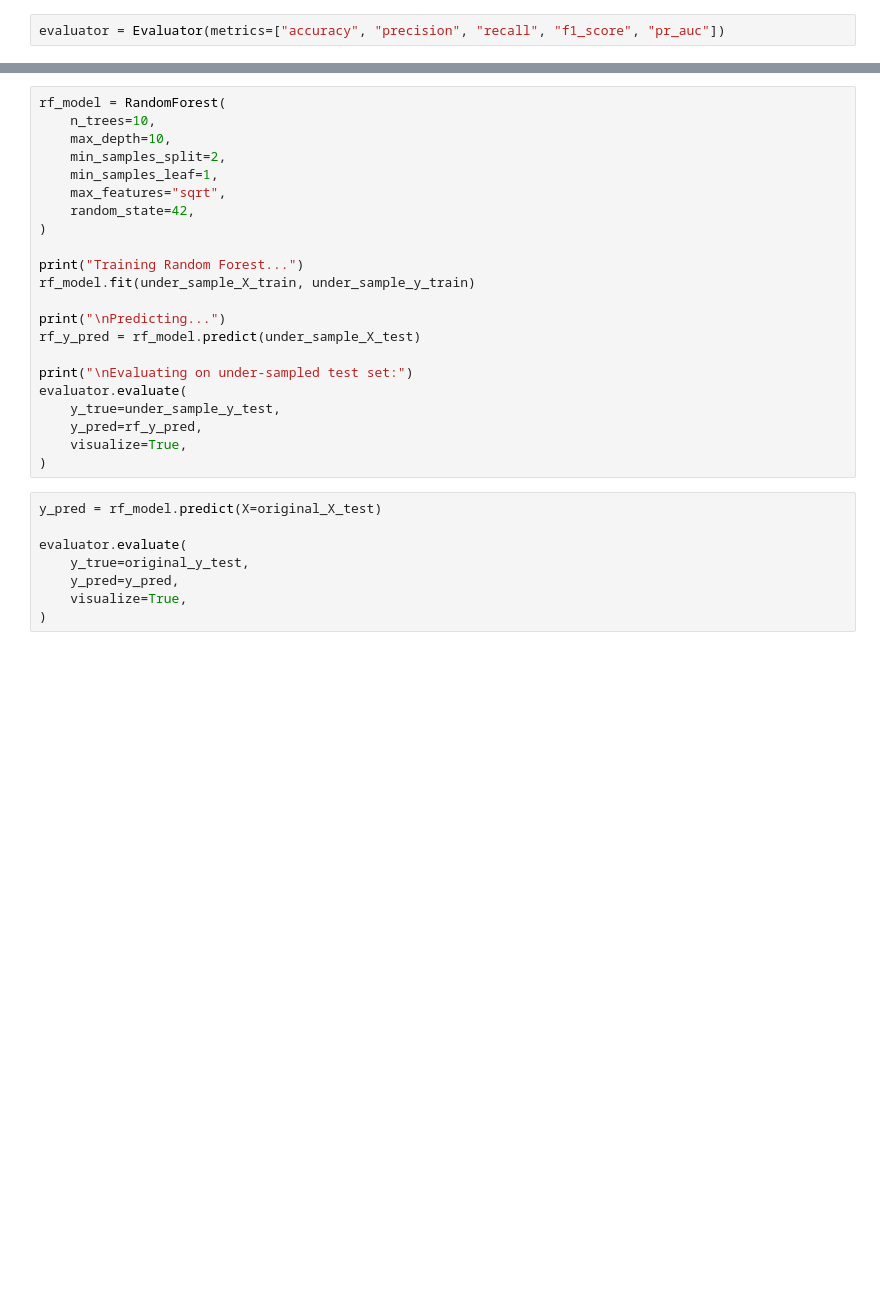
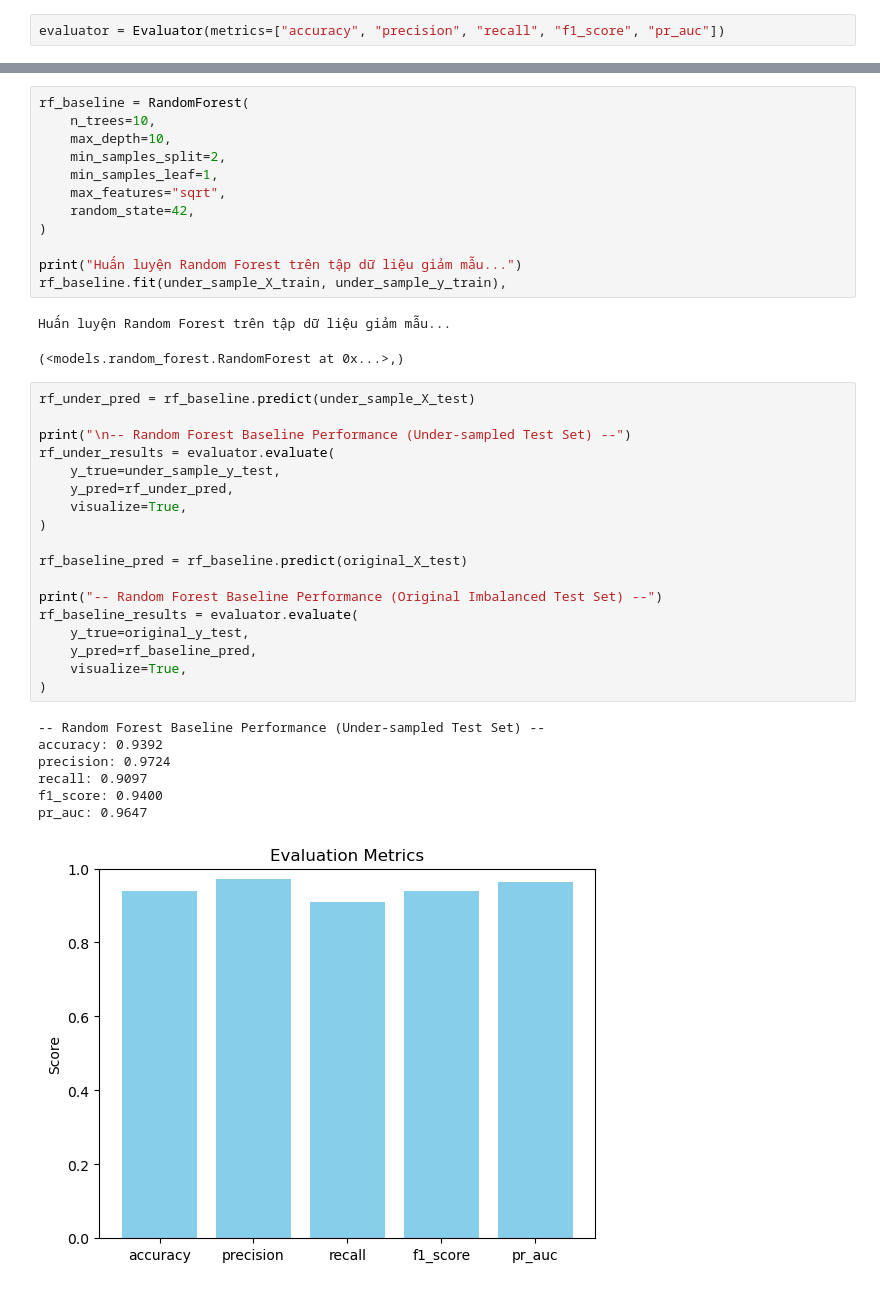
Before and after one commit to p1neapplechoco/FraudDetection-NumPy, a Jupyter notebook: notebooks/04_modeling.ipynb, the cells around one changed output, grey strips where cells are left out. Drawn from its saved outputs; the diff is of its cells as text; blank space fills up the shorter version.

```diff
--- a/notebooks/04_modeling.ipynb
+++ b/notebooks/04_modeling.ipynb
@@ -75,5 +161,5 @@ results = eval_test.evaluate(
 # %%
-rf_model = RandomForest(
+rf_baseline = RandomForest(
     n_trees=10,
     max_depth=10,
     min_samples_split=2,
@@ -82,23 +168,34 @@ rf_model = RandomForest(
     random_state=42,
 )
 
-print("Training Random Forest...")
-rf_model.fit(under_sample_X_train, under_sample_y_train)
-
-print("\nPredicting...")
-rf_y_pred = rf_model.predict(under_sample_X_test)
-
-print("\nEvaluating on under-sampled test set:")
-evaluator.evaluate(
-    y_true=under_sample_y_test,
-    y_pred=rf_y_pred,
-    visualize=True,
-)
+print("Huấn luyện Random Forest trên tập dữ liệu giảm mẫu...")
+rf_baseline.fit(under_sample_X_train, under_sample_y_train),
+# %% [output]
+Huấn luyện Random Forest trên tập dữ liệu giảm mẫu...
+(<models.random_forest.RandomForest at 0x...>,)
-# %%
-y_pred = rf_model.predict(X=original_X_test)
-
-evaluator.evaluate(
-    y_true=original_y_test,
-    y_pred=y_pred,
-    visualize=True,
-)
+# %%
+rf_under_pred = rf_baseline.predict(under_sample_X_test)
+
+print("\n-- Random Forest Baseline Performance (Under-sampled Test Set) --")
+rf_under_results = evaluator.evaluate(
+    y_true=under_sample_y_test,
+    y_pred=rf_under_pred,
+    visualize=True,
+)
+
+rf_baseline_pred = rf_baseline.predict(original_X_test)
+
+print("-- Random Forest Baseline Performance (Original Imbalanced Test Set) --")
+rf_baseline_results = evaluator.evaluate(
+    y_true=original_y_test,
+    y_pred=rf_baseline_pred,
+    visualize=True,
+)
+# %% [output]
+-- Random Forest Baseline Performance (Under-sampled Test Set) --
+accuracy: 0.9392
+precision: 0.9724
+recall: 0.9097
+f1_score: 0.9400
+pr_auc: 0.9647
+[figure, added]
```
Also changed, not shown: parts of 33 cells of this notebook, 3 other files.
